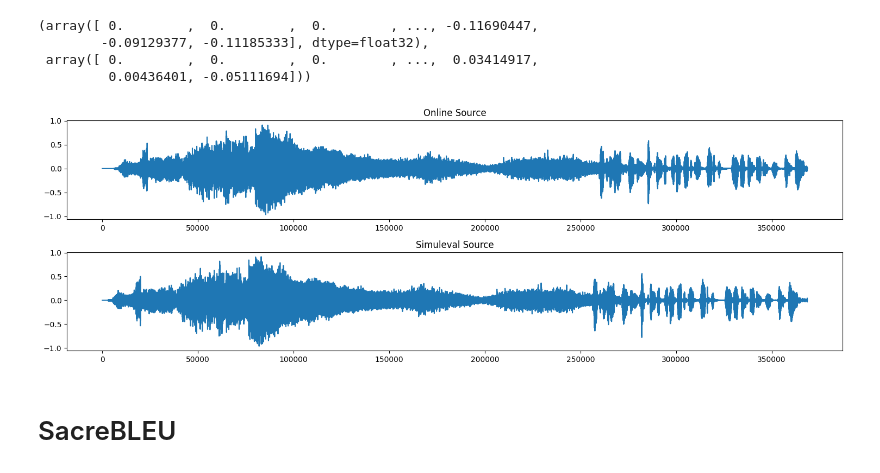
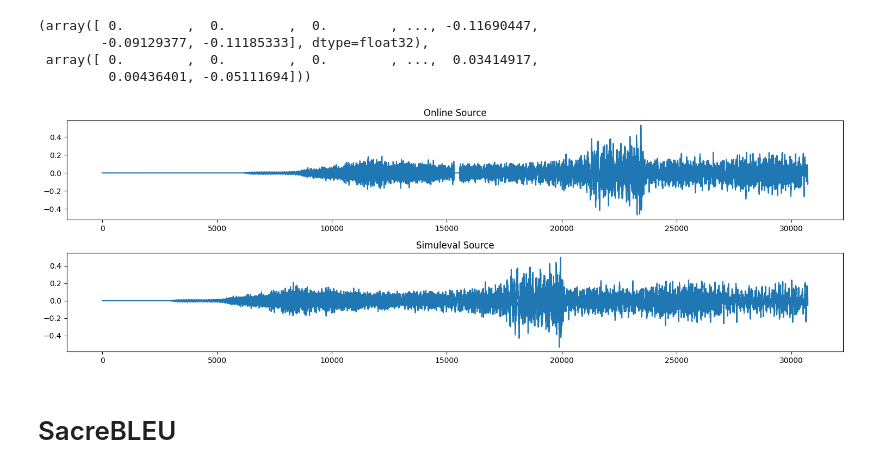
Before and after one commit to LeiLiLab/InfiniSST, a Jupyter notebook: notebooks/debug.ipynb, the cells around one changed output. Drawn from its saved outputs; the diff is of its cells as text; code cells hidden in the pictures.

```diff
--- a/notebooks/debug.ipynb
+++ b/notebooks/debug.ipynb
@@ -92,17 +124,17 @@ online_sources[0], simuleval_sources[0]
 # %%
 import matplotlib.pyplot as plt
 
 plt.figure(figsize=(15,5))
 plt.subplot(211)
-plt.plot(online_sources[11])
+plt.plot(online_sources[0])
 plt.title('Online Source')
 plt.subplot(212)
-plt.plot(simuleval_sources[11])
+plt.plot(simuleval_sources[0])
 plt.title('Simuleval Source')
 plt.tight_layout()
 plt.show()
 # %% [output]
-[figure, old version]
+[figure, new version]
 # %% [markdown]
 # SacreBLEU
 # %%
```
Also changed, not shown: parts of 5 cells of this notebook, 17 other files.
